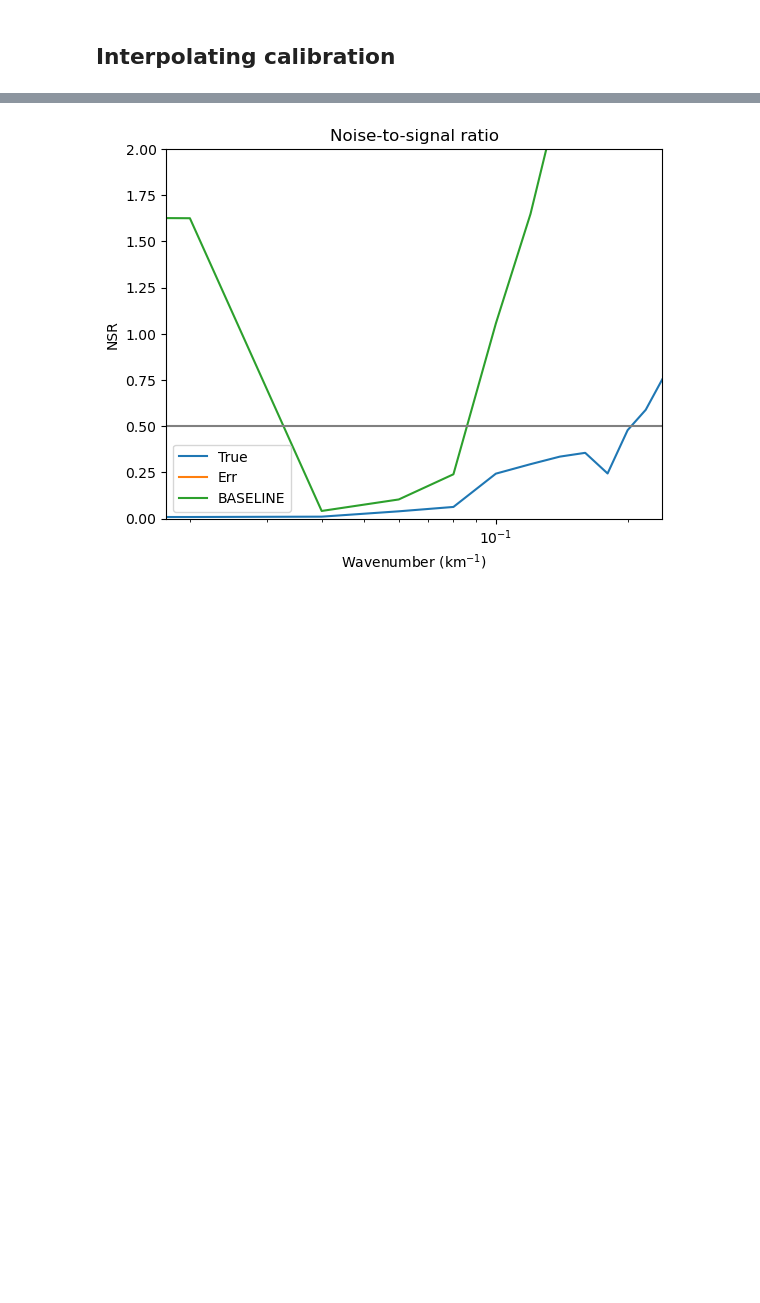
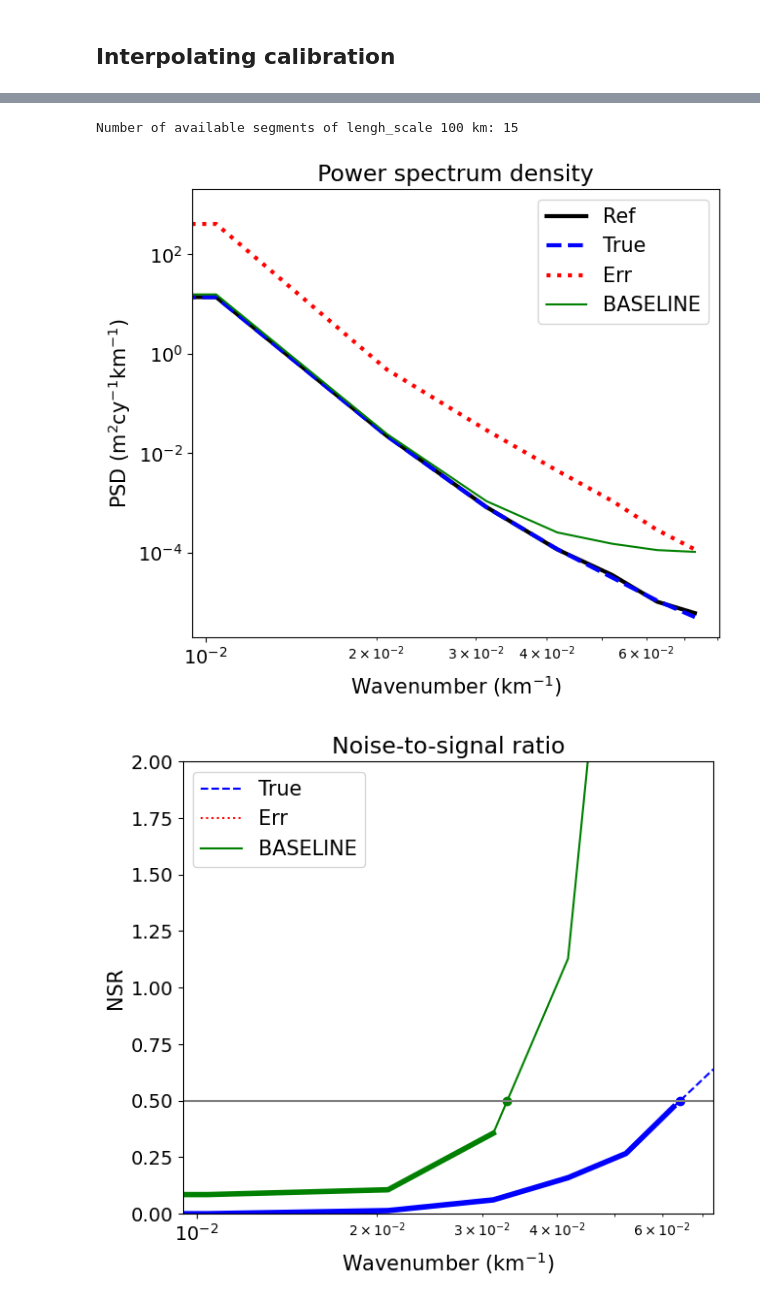
Before and after one commit to SammyMetref/2022c_SWOT_error_calibration_GS, a Jupyter notebook: notebooks_evaluate_on_nadirs/demo_evaluation_onnadirs_baseline.ipynb, the cells around one changed output, grey strips where cells are left out. Cells and saved outputs as stored; diff of their text form; code cells hidden in the pictures; blank space fills up the shorter version.

```diff
--- a/notebooks_evaluate_on_nadirs/demo_evaluation_onnadirs_baseline.ipynb
+++ b/notebooks_evaluate_on_nadirs/demo_evaluation_onnadirs_baseline.ipynb
@@ -332,13 +123,9 @@ _, global_psd_diffcal = scipy.signal.welch((np.array(ref_segment)-np.array(cal_s
-# %%
-plt.title('Noise-to-signal ratio')
-plt.xlabel('Wavenumber (km$^{-1}$)')
-plt.ylabel('NSR')
-plt.semilogx(global_wavenumber, global_psd_difftrue/global_psd_ref,label='True')
-plt.semilogx(global_wavenumber, global_psd_differr/global_psd_ref,label='Err')
-plt.semilogx(global_wavenumber, global_psd_diffcal/global_psd_ref,label='BASELINE')
-plt.legend()
-plt.plot([np.min(global_wavenumber),np.max(global_wavenumber)],[0.5,0.5],'grey')
-plt.axis([np.min(global_wavenumber),np.max(global_wavenumber),0,2])
-plt.show()
-# %% [output]
-[figure, removed]
+# %%
+
+calib_bench_onnadirs.compute_psd(file_calib,etuvar,file_inputs)
+calib_bench_onnadirs.write_psd(psd_output_filename, calib=calib_name)
+calib_bench_onnadirs.display_psd(psd_output_filename, calib=calib_name)
+# %% [output]
+Number of available segments of lengh_scale 100 km: 15
+[figure, added]
+[figure, added]
```
Also changed, not shown: parts of 30 cells of this notebook, 6 other files.
